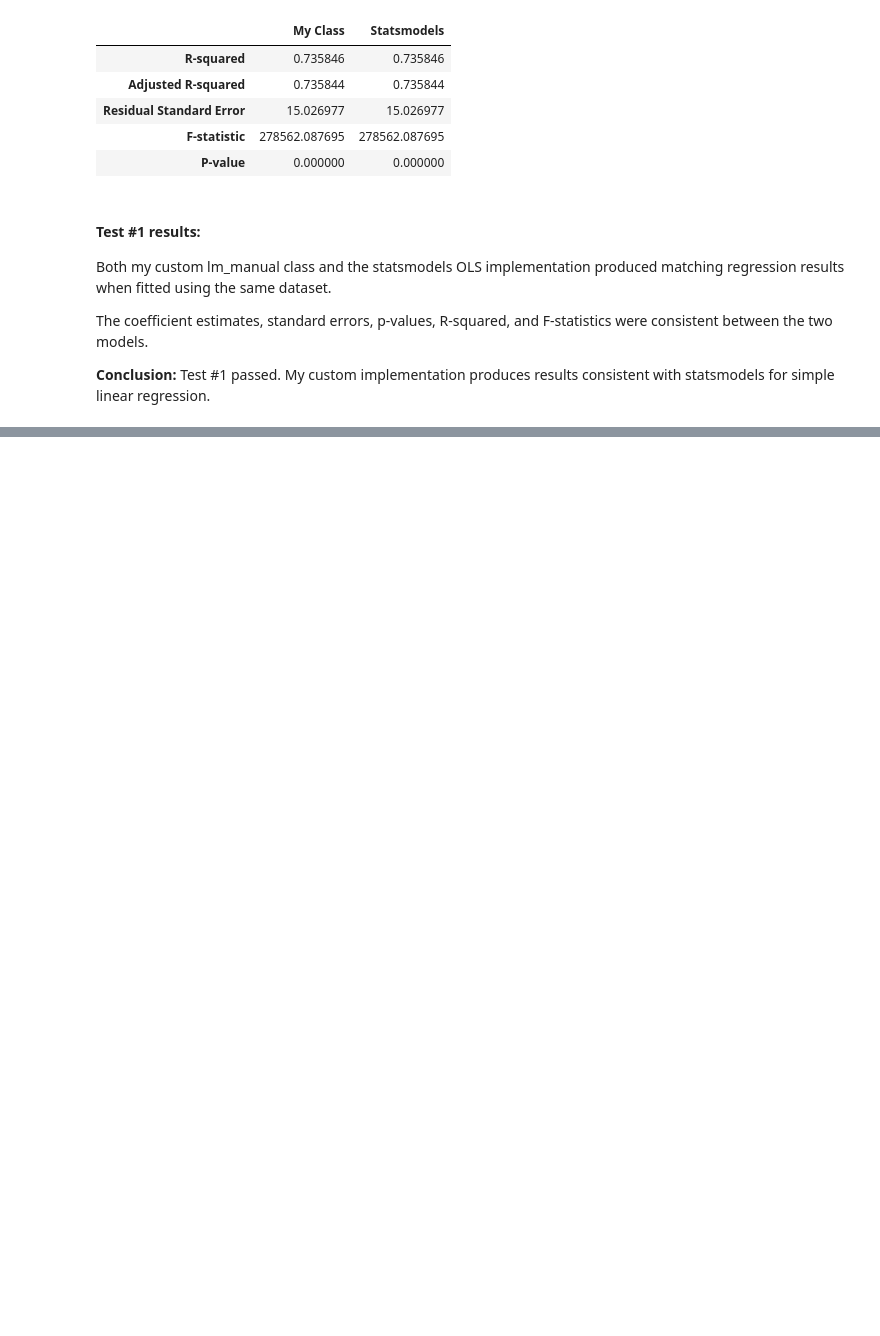
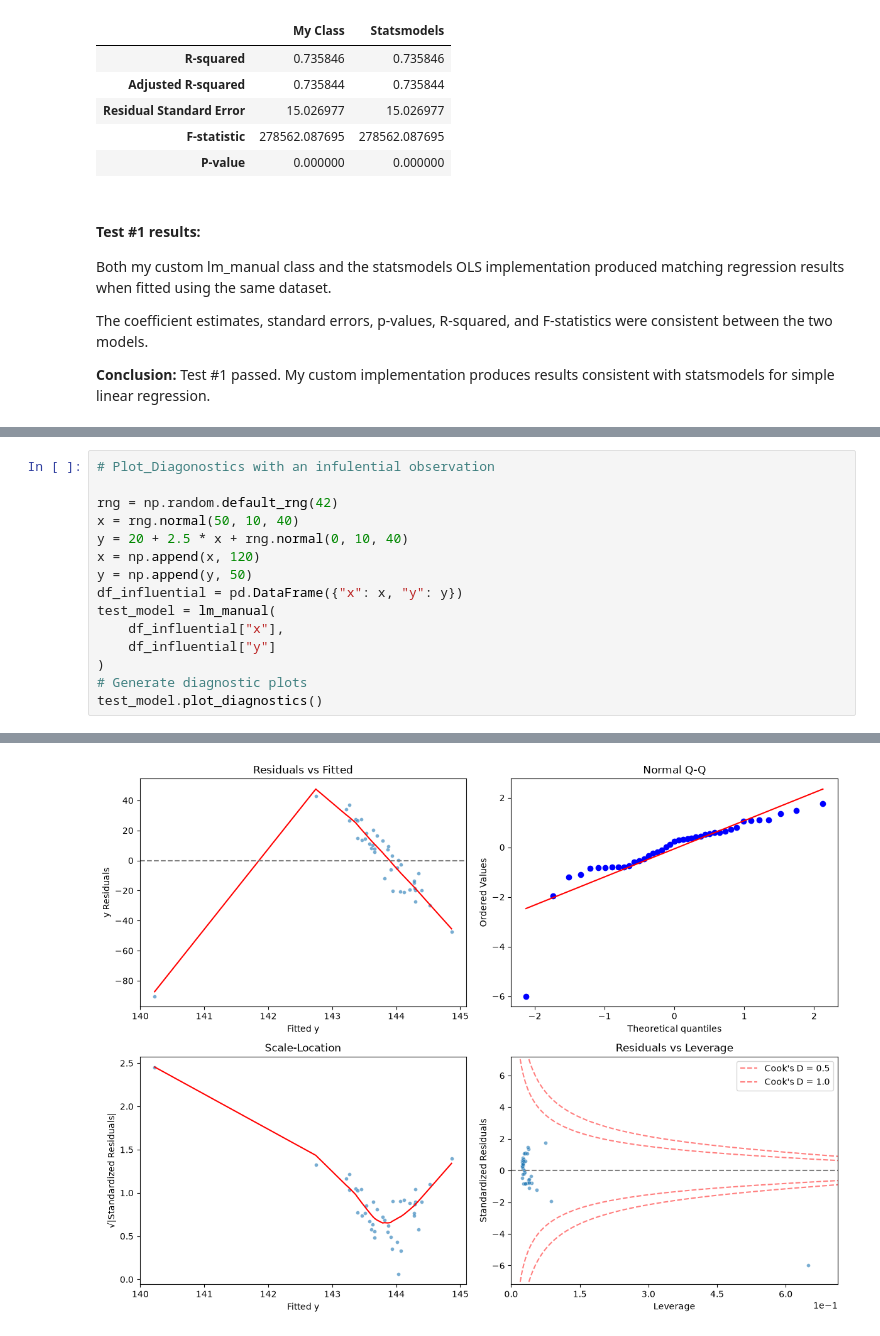
Before and after one commit to xavierland605/Python-Linear-Regression-Library, a Jupyter notebook: test.ipynb, the cells around one changed output, grey strips where cells are left out. Saved outputs shown, nothing was run; the diff lists cells and outputs as text; blank space fills up the shorter version.

```diff
--- a/test.ipynb
+++ b/test.ipynb
@@ -132,0 +352,16 @@ The coefficient estimates, standard errors, p-values, R-squared, and F-statistic
+# %%
+# Plot_Diagonostics with an infulential observation
+
+rng = np.random.default_rng(42)
+x = rng.normal(50, 10, 40)
+y = 20 + 2.5 * x + rng.normal(0, 10, 40)
+x = np.append(x, 120)
+y = np.append(y, 50)
+df_influential = pd.DataFrame({"x": x, "y": y})
+test_model = lm_manual(
+    df_influential["x"],
+    df_influential["y"]
+)
+# Generate diagnostic plots
+test_model.plot_diagnostics()
+# %% [output]
@@ -132,0 +385 @@ The coefficient estimates, standard errors, p-values, R-squared, and F-statistic
+[figure, added]
```
Also changed, not shown: parts of 18 cells of this notebook, 1 other file.
